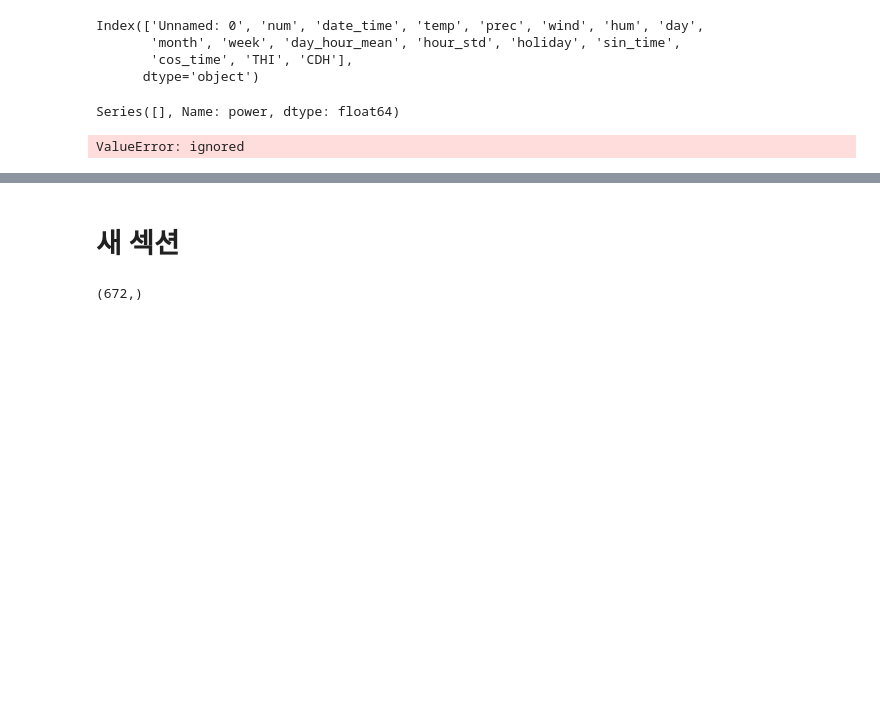
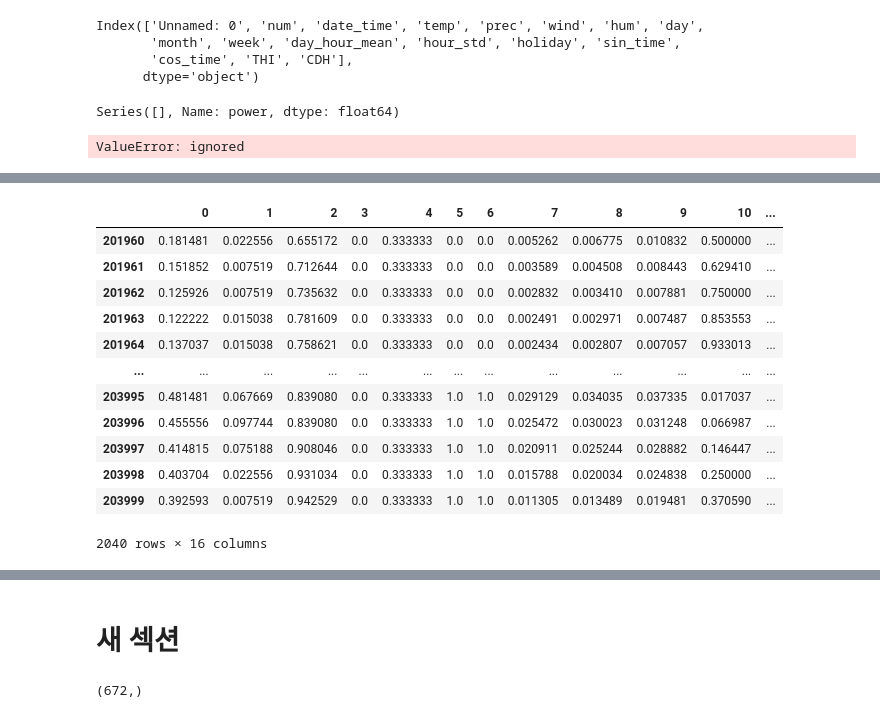
Before and after one commit to joosk3R/jskRprac, a Jupyter notebook: dacon_e_e.ipynb, the cells around one changed output, grey strips where cells are left out. Saved outputs shown, nothing was run; the diff lists cells and outputs as text; code cells hidden in the pictures; blank space fills up the shorter version.

```diff
--- a/dacon_e_e.ipynb
+++ b/dacon_e_e.ipynb
@@ -1078,0 +1097,16 @@ def SMAPE(true, pred):
+# %%
+x_train
+# %% [output]
+|  | 0 | 1 | 2 | 3 | 4 | 5 | 6 | 7 | 8 | 9 | 10 | ... |
+| 201960 | 0.181481 | 0.022556 | 0.655172 | 0.0 | 0.333333 | 0.0 | 0.0 | 0.005262 | 0.006775 | 0.010832 | 0.500000 | ... |
+| 201961 | 0.151852 | 0.007519 | 0.712644 | 0.0 | 0.333333 | 0.0 | 0.0 | 0.003589 | 0.004508 | 0.008443 | 0.629410 | ... |
+| 201962 | 0.125926 | 0.007519 | 0.735632 | 0.0 | 0.333333 | 0.0 | 0.0 | 0.002832 | 0.003410 | 0.007881 | 0.750000 | ... |
+| 201963 | 0.122222 | 0.015038 | 0.781609 | 0.0 | 0.333333 | 0.0 | 0.0 | 0.002491 | 0.002971 | 0.007487 | 0.853553 | ... |
+| 201964 | 0.137037 | 0.015038 | 0.758621 | 0.0 | 0.333333 | 0.0 | 0.0 | 0.002434 | 0.002807 | 0.007057 | 0.933013 | ... |
+| ... | ... | ... | ... | ... | ... | ... | ... | ... | ... | ... | ... | ... |
+| 203995 | 0.481481 | 0.067669 | 0.839080 | 0.0 | 0.333333 | 1.0 | 1.0 | 0.029129 | 0.034035 | 0.037335 | 0.017037 | ... |
+| 203996 | 0.455556 | 0.097744 | 0.839080 | 0.0 | 0.333333 | 1.0 | 1.0 | 0.025472 | 0.030023 | 0.031248 | 0.066987 | ... |
+| 203997 | 0.414815 | 0.075188 | 0.908046 | 0.0 | 0.333333 | 1.0 | 1.0 | 0.020911 | 0.025244 | 0.028882 | 0.146447 | ... |
+| 203998 | 0.403704 | 0.022556 | 0.931034 | 0.0 | 0.333333 | 1.0 | 1.0 | 0.015788 | 0.020034 | 0.024838 | 0.250000 | ... |
+| 203999 | 0.392593 | 0.007519 | 0.942529 | 0.0 | 0.333333 | 1.0 | 1.0 | 0.011305 | 0.013489 | 0.019481 | 0.370590 | ... |
+2040 rows × 16 columns
```
Also changed, not shown: parts of 39 cells of this notebook.
